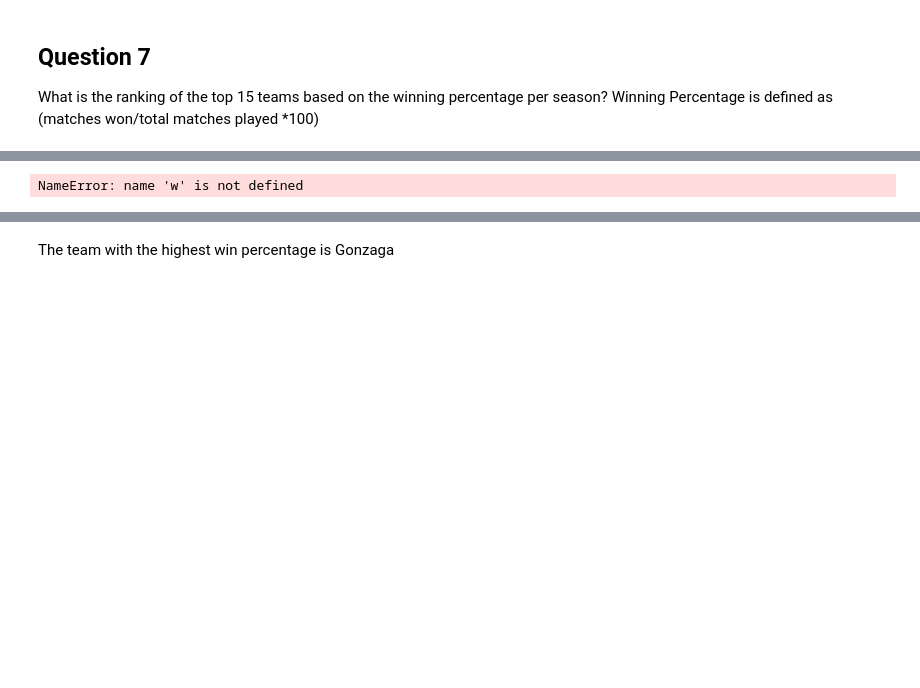
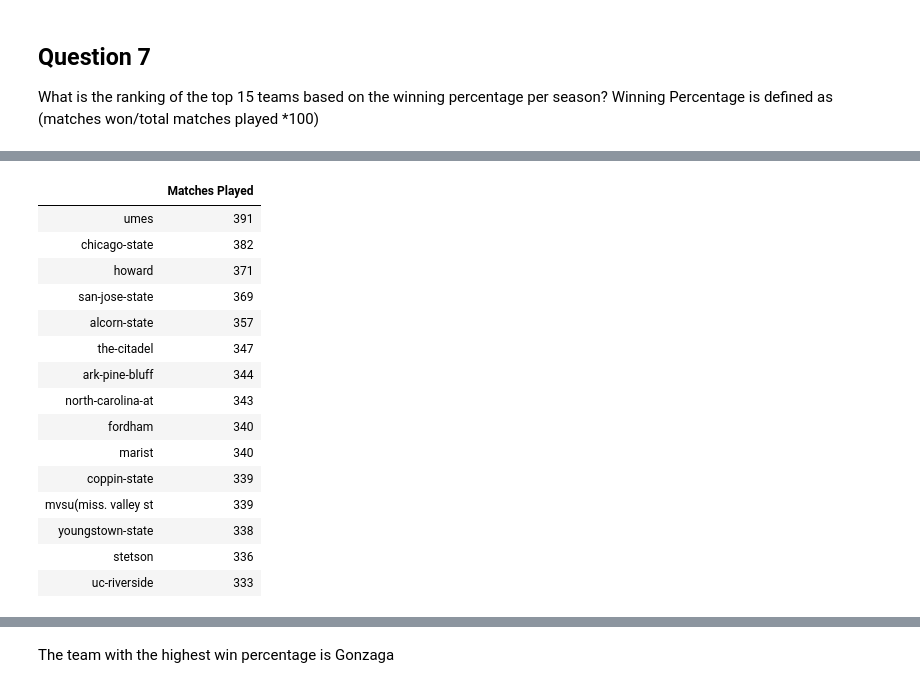
Before and after one commit to dreamtx01/Springboard, a Jupyter notebook: Storytellingpython.ipynb, the cells around one changed output, grey strips where cells are left out. Drawn from its saved outputs; the diff is of its cells as text; code cells hidden in the pictures; blank space fills up the shorter version.

```diff
--- a/Storytellingpython.ipynb
+++ b/Storytellingpython.ipynb
@@ -249,7 +269,25 @@ Winning Percentage is defined as (matches won/total matches played *100)
+# %%
+Losing_teams = l.rename(columns={"LTeamName":"Matches Played"})
+Losing_teams[:15]
+# %% [output]
+|  | Matches Played |
+| umes | 391 |
+| chicago-state | 382 |
+| howard | 371 |
+| san-jose-state | 369 |
+| alcorn-state | 357 |
+| the-citadel | 347 |
+| ark-pine-bluff | 344 |
+| north-carolina-at | 343 |
+| fordham | 340 |
+| marist | 340 |
+| coppin-state | 339 |
+| mvsu(miss. valley st | 339 |
+| youngstown-state | 338 |
+| stetson | 336 |
+| uc-riverside | 333 |
 # %%
-pc_dict={team:w.loc[team]/(l.loc[team]+w.loc[team]) * 100 for team in w.index}
+pc_dict={team:w.loc[team][0]/(l.loc[team][0]+w.loc[team][0]) * 100 for team in w.index}
-# %% [output]
-NameError: name 'w' is not defined
 # %%
 pc_dict_counter =Counter(pc_dict)
 team=[]
```
Also changed, not shown: parts of 15 cells of this notebook.
